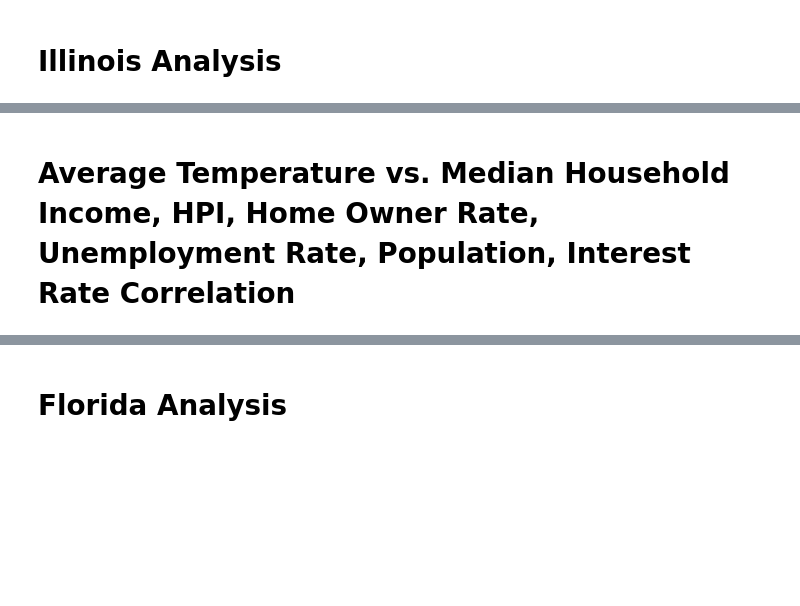
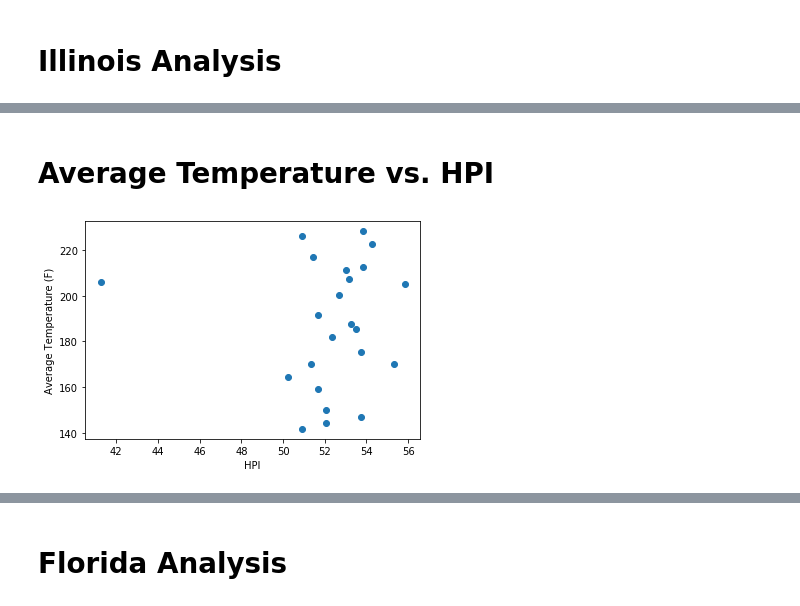
Before and after one commit to connorberek226/Final-Project, a Jupyter notebook: IL Data/Weather_Analysis.ipynb, the cells around one changed output, grey strips where cells are left out. Drawn from its saved outputs; the diff is of its cells as text; code cells hidden in the pictures; blank space fills up the shorter version.

Commit message:
saving Plots

```diff
--- a/IL Data/Weather_Analysis.ipynb
+++ b/IL Data/Weather_Analysis.ipynb
@@ -179,0 +188,11 @@ plt.show()
+# %%
+# SQLAlchemy
+from sqlalchemy import create_engine
+
+# Path to sqlite
+database_path = "../states_HPI_disa_weather_final2.csv"
+
+# Read database_path and store into Pandas data frame
+final_data = pd.read_csv(database_path)
+
+final_data
@@ -179,0 +213,5 @@ plt.show()
+# %%
+#drop nan's so I can create the plots
+
+df = final_data.dropna()
+df
@@ -179,0 +236,7 @@ plt.show()
+# %%
+#create a new IL dataset to easily reference
+IL_df = df["State"] == 'IL'
+
+IL_filter = df[IL_df]
+
+IL_filter
@@ -180,2 +261,2 @@ plt.show()
 # %% [markdown]
-# Average Temperature vs. Median Household Income, HPI, Home Owner Rate, Unemployment Rate, Population, Interest Rate Correlation
+# Average Temperature vs. HPI
@@ -183,0 +263,7 @@ plt.show()
+# %%
+plt.scatter(IL_filter.iloc[:,9],IL_filter.iloc[:,8])
+plt.xlabel('HPI')
+plt.ylabel('Average Temperature (F)')
+plt.show()
+# %% [output]
+[figure, added]
```
Also changed, not shown: parts of 11 cells of this notebook.
